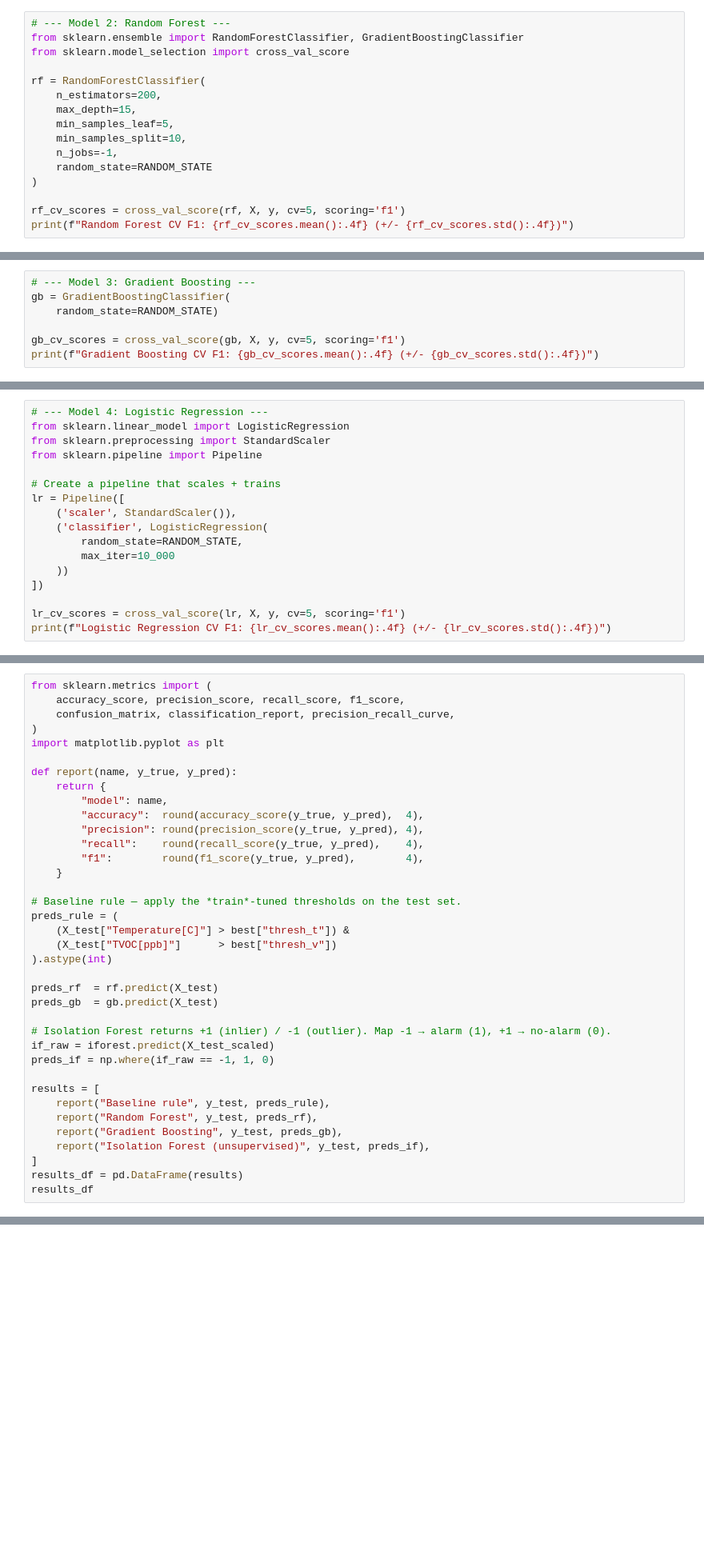
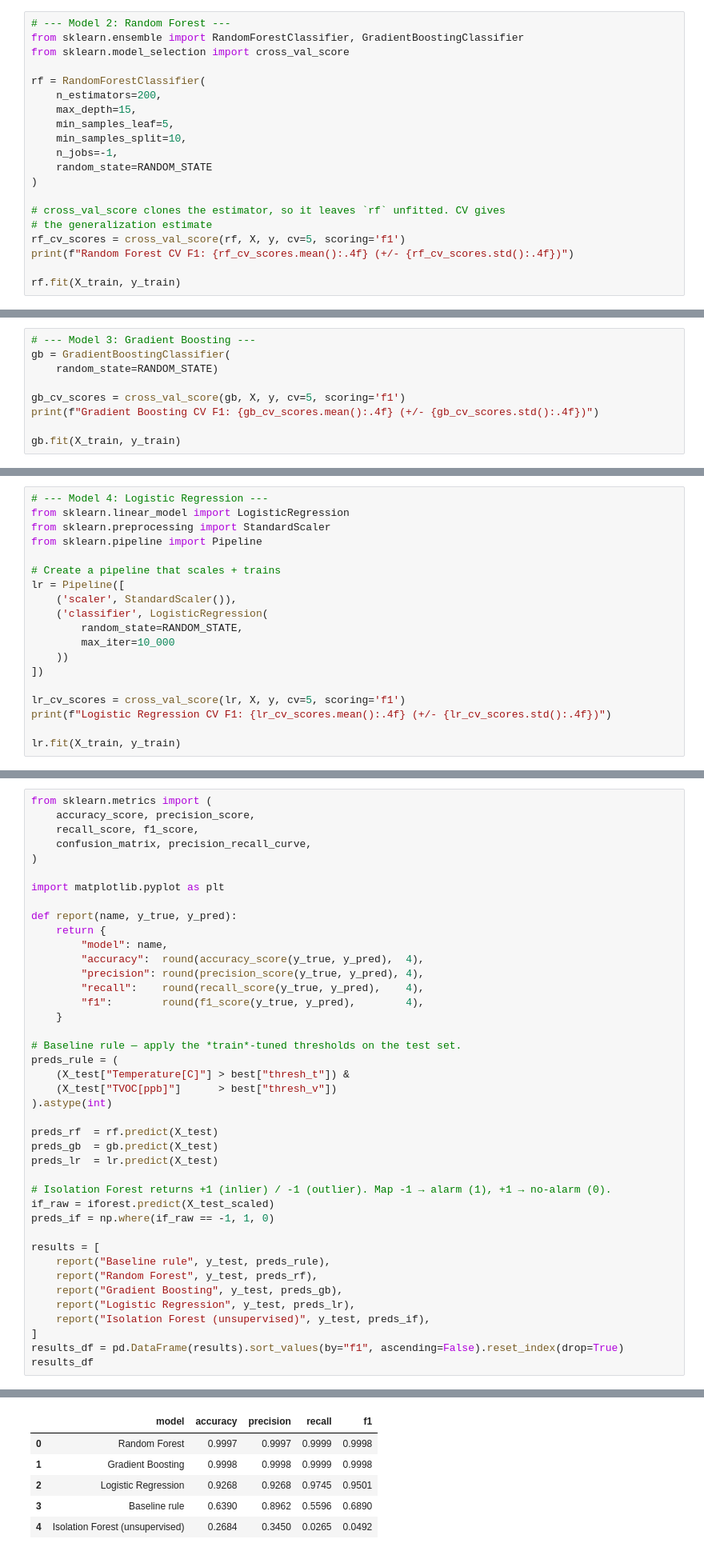
Before and after one commit to Soliman2020/master_capstone_03, a Jupyter notebook: notebooks/modeling.ipynb, the cells around one changed output, grey strips where cells are left out. Shown at 80% size. Drawn from its saved outputs; the diff is of its cells as text; blank space fills up the shorter version.

Commit message:
issue: data leakage from non-independent rows showed at task 5

```diff
--- a/notebooks/modeling.ipynb
+++ b/notebooks/modeling.ipynb
@@ -316,7 +316,11 @@ rf = RandomForestClassifier(
     random_state=RANDOM_STATE
 )
 
+# cross_val_score clones the estimator, so it leaves `rf` unfitted. CV gives
+# the generalization estimate
 rf_cv_scores = cross_val_score(rf, X, y, cv=5, scoring='f1')
 print(f"Random Forest CV F1: {rf_cv_scores.mean():.4f} (+/- {rf_cv_scores.std():.4f})")
+
+rf.fit(X_train, y_train)
 # %% [output]
 Random Forest CV F1: 0.9395 (+/- 0.0426)
@@ -327,5 +333,7 @@ gb = GradientBoostingClassifier(
 
 gb_cv_scores = cross_val_score(gb, X, y, cv=5, scoring='f1')
 print(f"Gradient Boosting CV F1: {gb_cv_scores.mean():.4f} (+/- {gb_cv_scores.std():.4f})")
+
+gb.fit(X_train, y_train)
 # %% [output]
 Gradient Boosting CV F1: 0.8697 (+/- 0.1180)
@@ -346,5 +355,7 @@ lr = Pipeline([
 
 lr_cv_scores = cross_val_score(lr, X, y, cv=5, scoring='f1')
 print(f"Logistic Regression CV F1: {lr_cv_scores.mean():.4f} (+/- {lr_cv_scores.std():.4f})")
+
+lr.fit(X_train, y_train)
 # %% [output]
 Logistic Regression CV F1: 0.7319 (+/- 0.2689)
@@ -390,9 +404,11 @@ We also plot a confusion matrix for the best supervised model and a precision–
 recall curve for the Gradient Boosting classifier.
 # %%
 from sklearn.metrics import (
-    accuracy_score, precision_score, recall_score, f1_score,
-    confusion_matrix, classification_report, precision_recall_curve,
+    accuracy_score, precision_score,
+    recall_score, f1_score,
+    confusion_matrix, precision_recall_curve,
 )
+
 import matplotlib.pyplot as plt
 
 def report(name, y_true, y_pred):
@@ -412,6 +428,7 @@ preds_rule = (
 
 preds_rf  = rf.predict(X_test)
 preds_gb  = gb.predict(X_test)
+preds_lr  = lr.predict(X_test)
 
 # Isolation Forest returns +1 (inlier) / -1 (outlier). Map -1 → alarm (1), +1 → no-alarm (0).
 if_raw = iforest.predict(X_test_scaled)
@@ -421,8 +438,9 @@ results = [
     report("Baseline rule", y_test, preds_rule),
     report("Random Forest", y_test, preds_rf),
     report("Gradient Boosting", y_test, preds_gb),
+    report("Logistic Regression", y_test, preds_lr),
     report("Isolation Forest (unsupervised)", y_test, preds_if),
 ]
-results_df = pd.DataFrame(results)
+results_df = pd.DataFrame(results).sort_values(by="f1", ascending=False).reset_index(drop=True)
 results_df
 # %% [output]
@@ -430,3 +447,9 @@ NotFittedError: This RandomForestClassifier instance is not fitted yet. Call 'fi
+|  | model | accuracy | precision | recall | f1 |
+| 0 | Random Forest | 0.9997 | 0.9997 | 0.9999 | 0.9998 |
+| 1 | Gradient Boosting | 0.9998 | 0.9998 | 0.9999 | 0.9998 |
+| 2 | Logistic Regression | 0.9268 | 0.9268 | 0.9745 | 0.9501 |
+| 3 | Baseline rule | 0.6390 | 0.8962 | 0.5596 | 0.6890 |
+| 4 | Isolation Forest (unsupervised) | 0.2684 | 0.3450 | 0.0265 | 0.0492 |
 # %%
 # Confusion matrix for the best supervised model (Gradient Boosting).
 cm = confusion_matrix(y_test, preds_gb)
```
Also changed, not shown: parts of 5 cells of this notebook.
